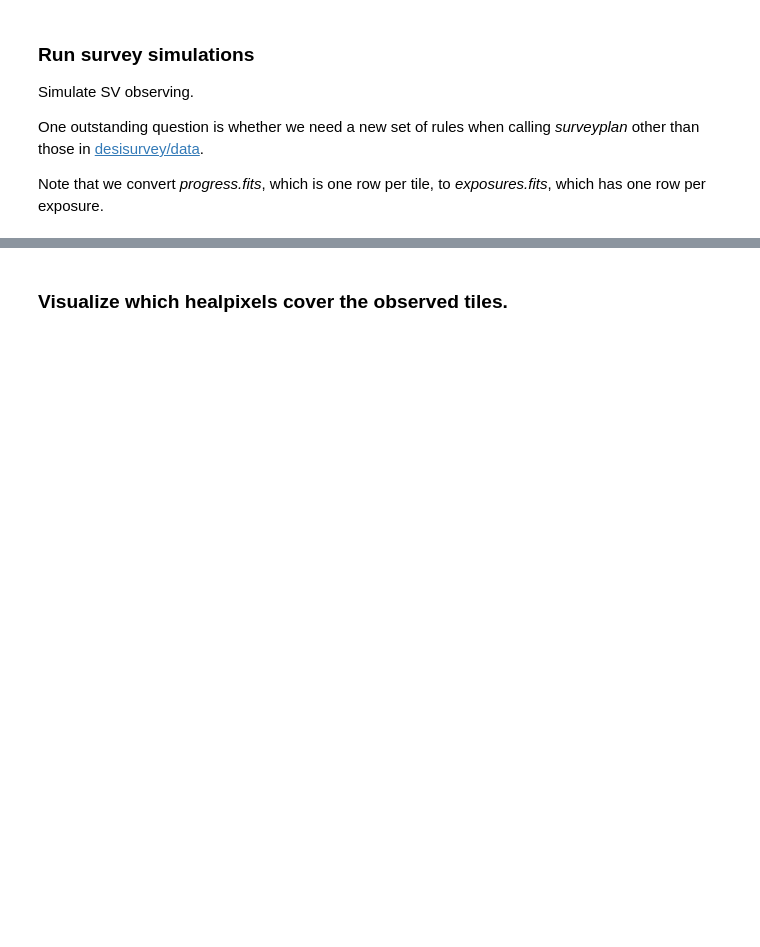
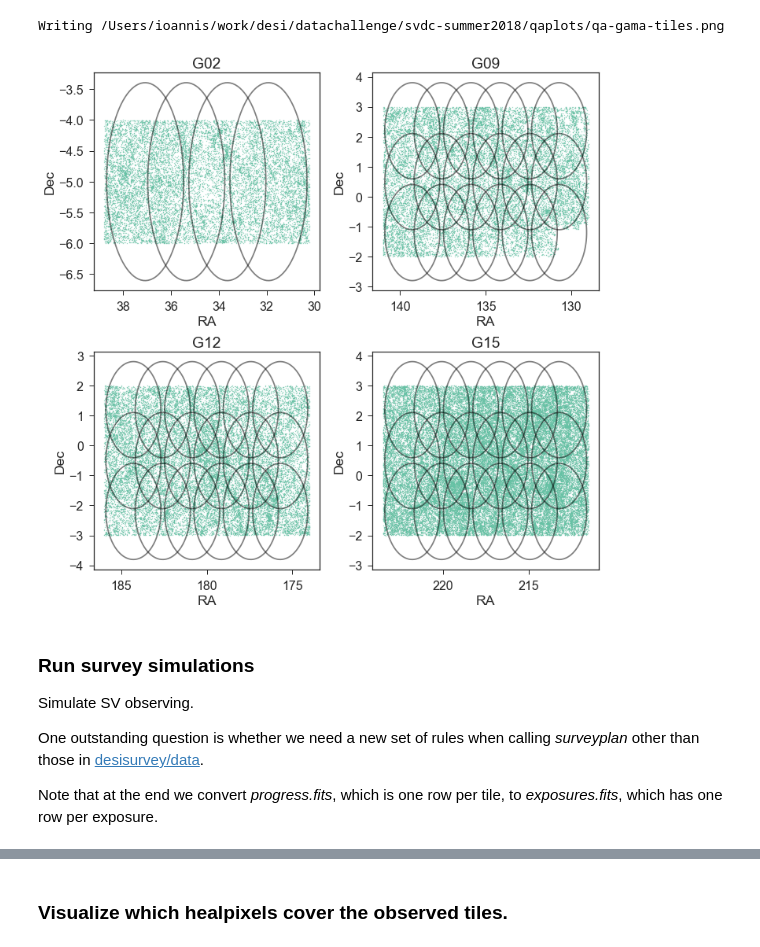
Before and after one commit to michaelJwilson/survey-validation, a Jupyter notebook: svdc-summer2018/bgs-gama-tiles.ipynb, the cells around one changed output, grey strips where cells are left out. Saved outputs shown, nothing was run; the diff lists cells and outputs as text; code cells hidden in the pictures; blank space fills up the shorter version.

```diff
--- a/svdc-summer2018/bgs-gama-tiles.ipynb
+++ b/svdc-summer2018/bgs-gama-tiles.ipynb
@@ -270,0 +134,28 @@ def gama_bgs_footprint(overwrite=False):
+# %%
+def qa_gama_tiles(gama, tiles, overwrite=False):
+
+    fig, ax = plt.subplots(2, 2, figsize=(10, 10))
+    ax = ax.reshape(4)
+
+    for thisax, field in zip(ax, sorted(set(gama['FIELD']))):
+
+        infield = gama['FIELD'] == field
+
+        thisax.scatter(gama['RA'][infield], gama['DEC'][infield],
+                       s=1, alpha=0.5, marker='s')
+
+        ww = ( (tiles['RA'] > gama['RA'][infield].min()) * (tiles['RA'] < gama['RA'][infield].max()) *
+               (tiles['DEC'] > gama['DEC'][infield].min()) * (tiles['DEC'] < gama['DEC'][infield].max()) )
+        for tt in tiles[ww]:
+            plot_tile(tt['RA'], tt['DEC'], ax=thisax)
+
+        thisax.set_xlabel('RA')
+        thisax.set_ylabel('Dec')
+        thisax.invert_xaxis()
+        thisax.set_title(field)
+
+    fig.tight_layout()
+    if overwrite:
+        pngfile = os.path.join(basedir, 'qaplots', 'qa-gama-tiles.png')
+        print('Writing {}'.format(pngfile))
+        fig.savefig(pngfile)
@@ -286,3 +241,8 @@ qa_tiles(gama)
+# %%
+qa_gama_tiles(gama, tiles, overwrite=overwrite_tiles)
+# %% [output]
+Writing /Users/ioannis/work/desi/datachallenge/svdc-summer2018/qaplots/qa-gama-tiles.png
+[figure, added]
 # %% [markdown]
 ### Run survey simulations
 
@@ -290,7 +250,7 @@ Simulate SV observing.
 
 One outstanding question is whether we need a new set of rules when calling *surveyplan* other than those in [desisurvey/data](https://github.com/desihub/desisurvey/tree/master/py/desisurvey/data).
 
-Note that we convert *progress.fits*, which is one row per tile, to *exposures.fits*, which has one row per exposure.
+Note that at the end we convert *progress.fits*, which is one row per tile, to *exposures.fits*, which has one row per exposure.
 # %%
 def survey_simulations(overwrite=False):
     """Run survey simulations.
```
Also changed, not shown: parts of 32 cells of this notebook, 2 other files.
